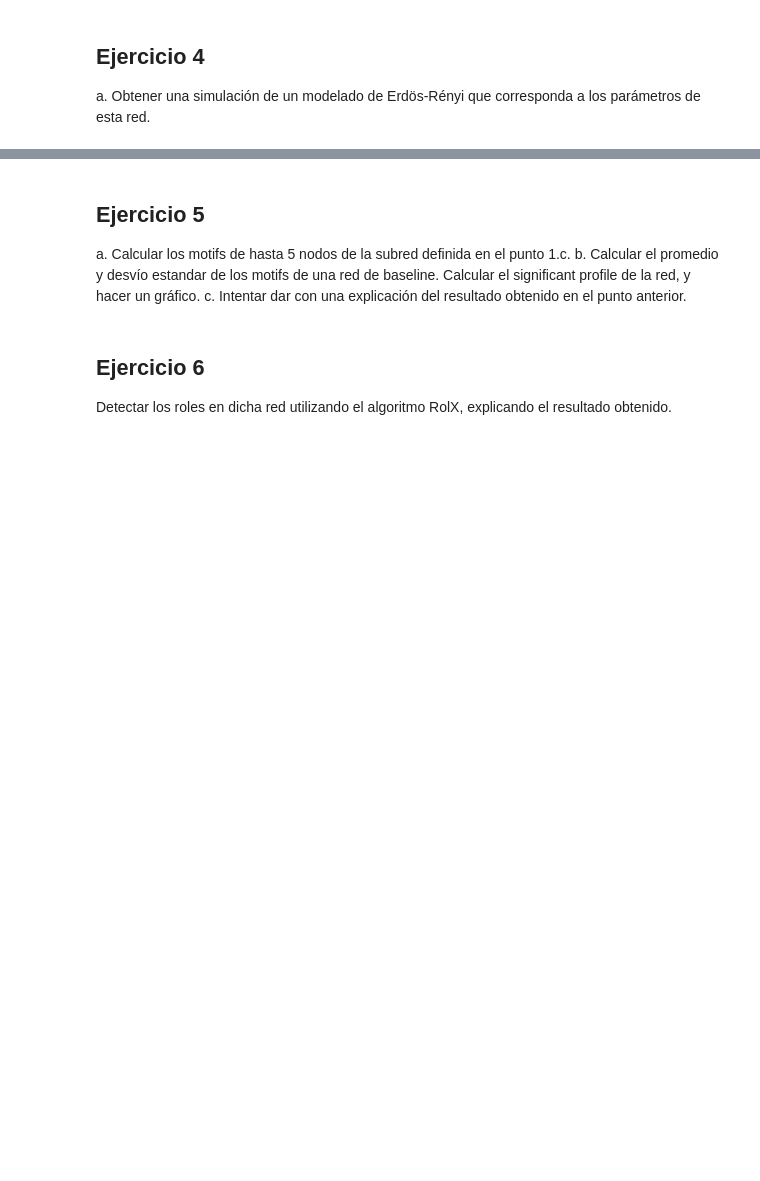
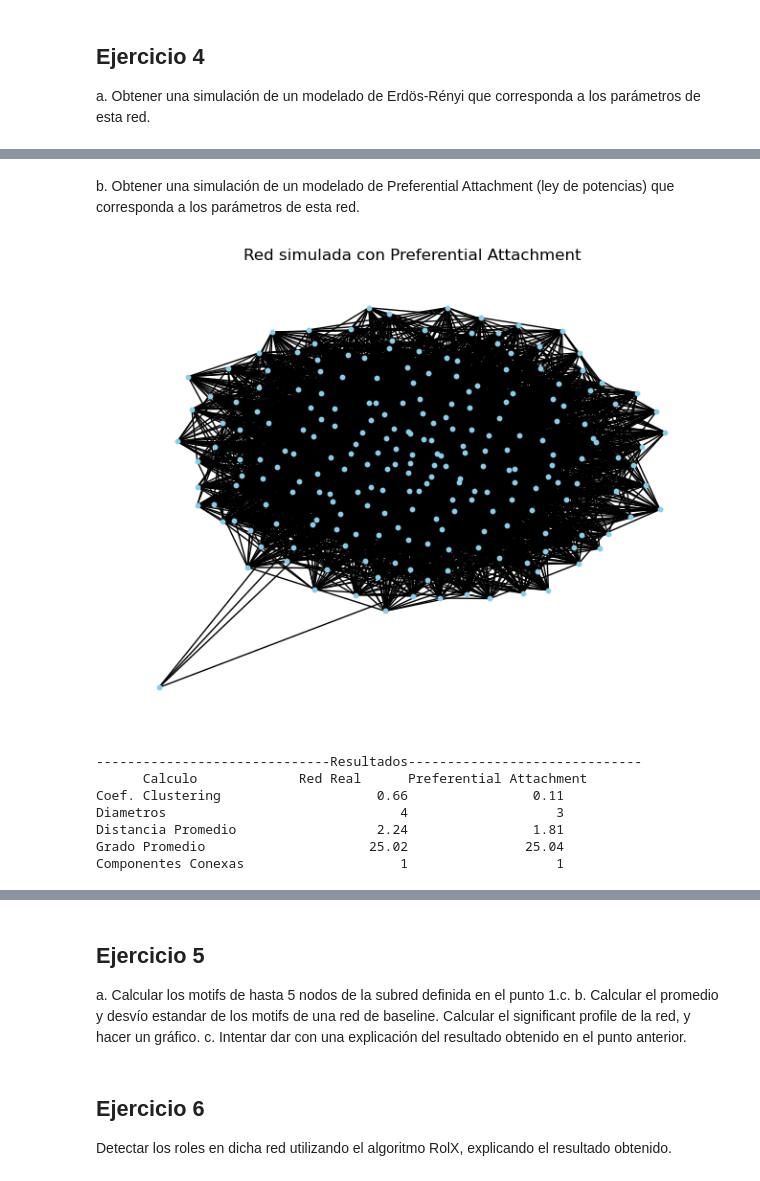
Before and after one commit to mateocapon/teoria-de-algoritmos2-tp1, a Jupyter notebook: TP1-104258.ipynb, the cells around one changed output, grey strips where cells are left out. Saved outputs shown, nothing was run; the diff lists cells and outputs as text; code cells hidden in the pictures; blank space fills up the shorter version.

```diff
--- a/TP1-104258.ipynb
+++ b/TP1-104258.ipynb
@@ -364,0 +338,2 @@ c. Obtener una representación de anonymous walks tanto de la red original como
+# %% [markdown]
+b. Obtener una simulación de un modelado de Preferential Attachment (ley de potencias) que corresponda a los parámetros de esta red.
@@ -364,0 +348,28 @@ c. Obtener una representación de anonymous walks tanto de la red original como
+# %%
+pos = nx.spring_layout(G_preferential_att)
+nx.draw(G_preferential_att, pos, node_size=10, node_color='skyblue')
+plt.title("Red simulada con Preferential Attachment")
+plt.show()
+
+mean_degree_preferential_att = sum(dict(G_preferential_att.degree()).values()) / len(G_preferential_att)
+clust_preferential_att = nx.average_clustering(G_preferential_att)
+diameter_preferential_att = nx.diameter(G_preferential_att)
+shortest_path_erdos = nx.average_shortest_path_length(G_preferential_att)
+connected_components_preferential_att = len(list(nx.connected_components(G_preferential_att)))
+
+print("Resultados".center(70, "-"))
+print("Calculo".center(20) + "Red Real".center(20) + "Preferential Attachment".center(20))
+print("Coef. Clustering".ljust(20) + "{:.2f}".format(clustering_coef).rjust(20) + "{:.2f}".format(clust_erdos).rjust(20))
+print("Diametros".ljust(20) + f"{diameter}".rjust(20) + f"{diameter_erdos}".rjust(20))
+print("Distancia Promedio".ljust(20) + "{:.2f}".format(shortest_path_dist).rjust(20) + "{:.2f}".format(shortest_path_erdos).rjust(20))
+print("Grado Promedio".ljust(20) + "{:.2f}".format(mean_degree).rjust(20) + "{:.2f}".format(mean_degree_erdos).rjust(20))
+print("Componentes Conexas".ljust(20) + f"{connected_components}".rjust(20) + f"{connected_components_erdos}".rjust(20))
+# %% [output]
+[figure, added]
+------------------------------Resultados------------------------------
+      Calculo             Red Real      Preferential Attachment
+Coef. Clustering                    0.66                0.11
+Diametros                              4                   3
+Distancia Promedio                  2.24                1.81
+Grado Promedio                     25.02               25.04
+Componentes Conexas                    1                   1
```
Also changed, not shown: parts of 25 cells of this notebook.
